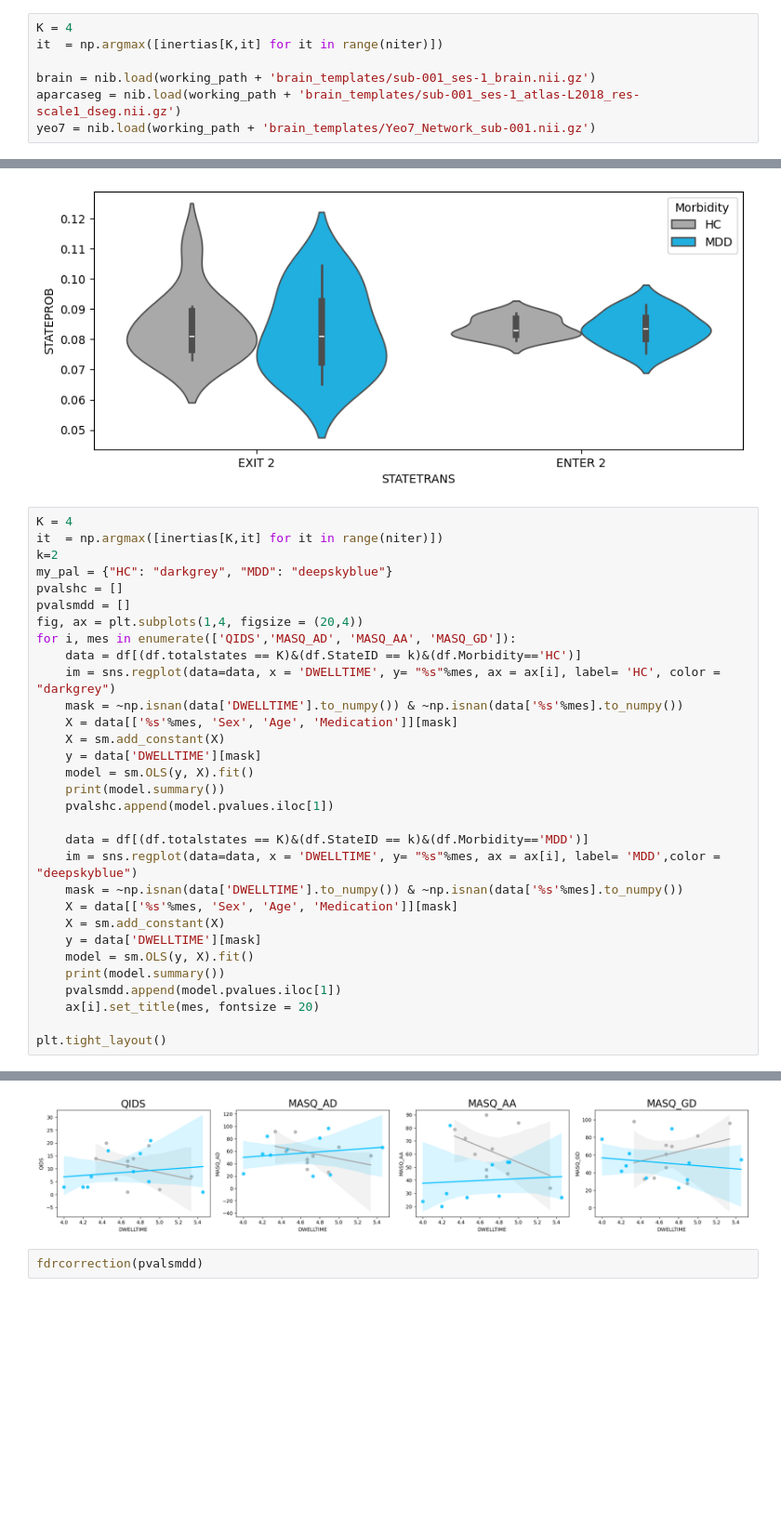
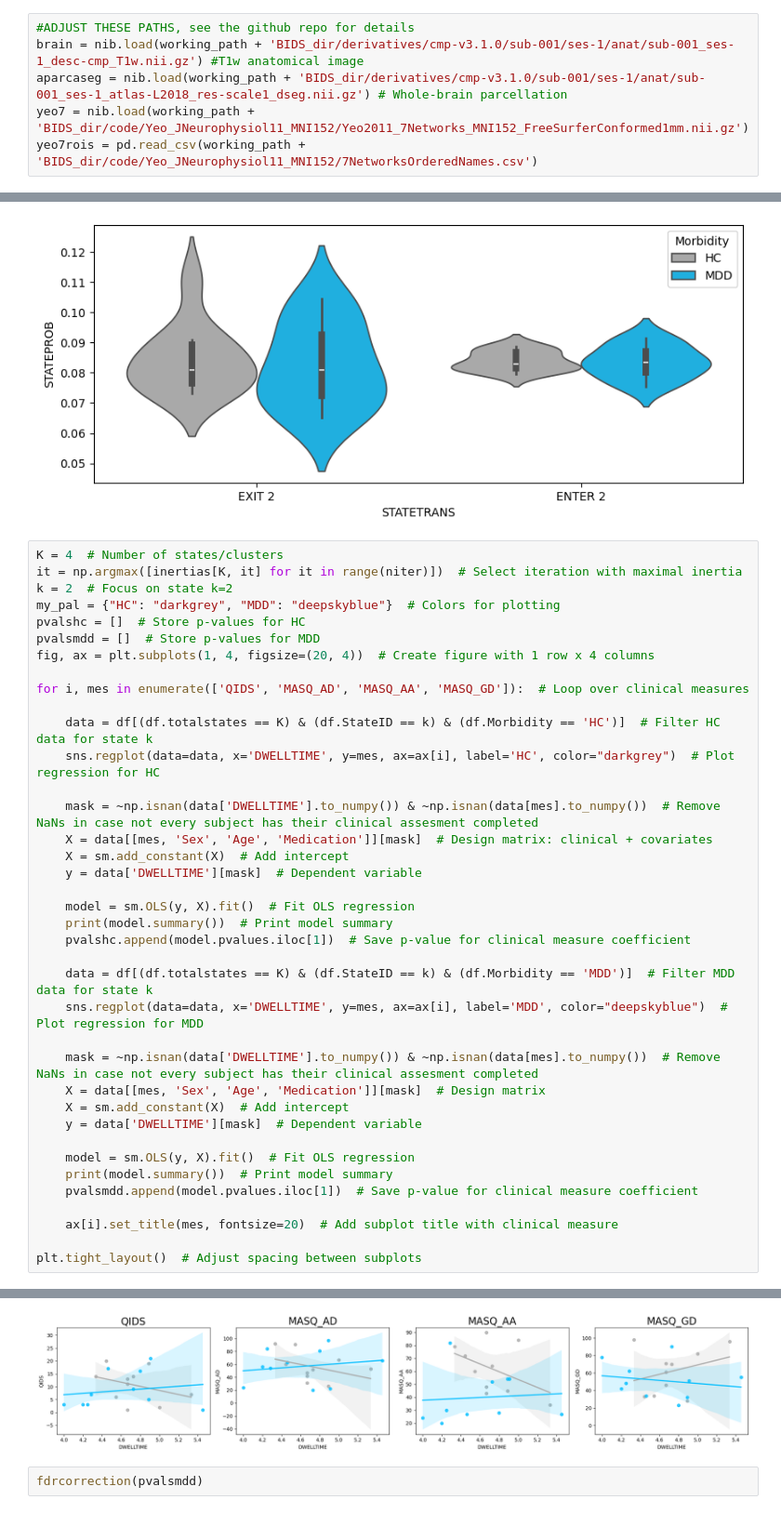
Before and after one commit to ulgenklc/Brain_states, a Jupyter notebook: tutorial.ipynb, the cells around one changed output, grey strips where cells are left out. Shown at 93% size. Saved outputs shown, nothing was run; the diff lists cells and outputs as text; blank space fills up the shorter version.

```diff
--- a/tutorial.ipynb
+++ b/tutorial.ipynb
@@ -557,12 +569,11 @@ Frac Occupancy: ['t:-1.585, p:0.135', 't:-0.271, p:0.790', 't:0.060, p:0.953', '
 -----------------------------------
 [figure]
 # %%
-K = 4
-it  = np.argmax([inertias[K,it] for it in range(niter)])
-
-brain = nib.load(working_path + 'brain_templates/sub-001_ses-1_brain.nii.gz')
-aparcaseg = nib.load(working_path + 'brain_templates/sub-001_ses-1_atlas-L2018_res-scale1_dseg.nii.gz')
-yeo7 = nib.load(working_path + 'brain_templates/Yeo7_Network_sub-001.nii.gz')
+#ADJUST THESE PATHS, see the github repo for details
+brain = nib.load(working_path + 'BIDS_dir/derivatives/cmp-v3.1.0/sub-001/ses-1/anat/sub-001_ses-1_desc-cmp_T1w.nii.gz') #T1w anatomical image
+aparcaseg = nib.load(working_path + 'BIDS_dir/derivatives/cmp-v3.1.0/sub-001/ses-1/anat/sub-001_ses-1_atlas-L2018_res-scale1_dseg.nii.gz') # Whole-brain parcellation
+yeo7 = nib.load(working_path + 'BIDS_dir/code/Yeo_JNeurophysiol11_MNI152/Yeo2011_7Networks_MNI152_FreeSurferConformed1mm.nii.gz')
+yeo7rois = pd.read_csv(working_path + 'BIDS_dir/code/Yeo_JNeurophysiol11_MNI152/7NetworksOrderedNames.csv')
 # %%
 K = 4
 it  = np.argmax([inertias[K,it] for it in range(niter)])
@@ -823,36 +897,43 @@ sns.violinplot(data = dfff_total[(dfff_total.STATETRANS.isin(['EXIT 2', 'ENTER 2
 <Axes: xlabel='STATETRANS', ylabel='STATEPROB'>
 [figure]
 # %%
-K = 4
-it  = np.argmax([inertias[K,it] for it in range(niter)])
-k=2
-my_pal = {"HC": "darkgrey", "MDD": "deepskyblue"}
-pvalshc = []
-pvalsmdd = []
-fig, ax = plt.subplots(1,4, figsize = (20,4))
-for i, mes in enumerate(['QIDS','MASQ_AD', 'MASQ_AA', 'MASQ_GD']):
-    data = df[(df.totalstates == K)&(df.StateID == k)&(df.Morbidity=='HC')]
-    im = sns.regplot(data=data, x = 'DWELLTIME', y= "%s"%mes, ax = ax[i], label= 'HC', color = "darkgrey")
-    mask = ~np.isnan(data['DWELLTIME'].to_numpy()) & ~np.isnan(data['%s'%mes].to_numpy())
-    X = data[['%s'%mes, 'Sex', 'Age', 'Medication']][mask]
-    X = sm.add_constant(X)
-    y = data['DWELLTIME'][mask]
-    model = sm.OLS(y, X).fit()
-    print(model.summary())
-    pvalshc.append(model.pvalues.iloc[1])
+K = 4  # Number of states/clusters
+it = np.argmax([inertias[K, it] for it in range(niter)])  # Select iteration with maximal inertia
+k = 2  # Focus on state k=2
+my_pal = {"HC": "darkgrey", "MDD": "deepskyblue"}  # Colors for plotting
+pvalshc = []  # Store p-values for HC
+pvalsmdd = []  # Store p-values for MDD
+fig, ax = plt.subplots(1, 4, figsize=(20, 4))  # Create figure with 1 row x 4 columns
 
-    data = df[(df.totalstates == K)&(df.StateID == k)&(df.Morbidity=='MDD')]
-    im = sns.regplot(data=data, x = 'DWELLTIME', y= "%s"%mes, ax = ax[i], label= 'MDD',color = "deepskyblue")
-    mask = ~np.isnan(data['DWELLTIME'].to_numpy()) & ~np.isnan(data['%s'%mes].to_numpy())
-    X = data[['%s'%mes, 'Sex', 'Age', 'Medication']][mask]
-    X = sm.add_constant(X)
-    y = data['DWELLTIME'][mask]
-    model = sm.OLS(y, X).fit()
-    print(model.summary())
-    pvalsmdd.append(model.pvalues.iloc[1])
-    ax[i].set_title(mes, fontsize = 20)
+for i, mes in enumerate(['QIDS', 'MASQ_AD', 'MASQ_AA', 'MASQ_GD']):  # Loop over clinical measures
 
-plt.tight_layout()
+    data = df[(df.totalstates == K) & (df.StateID == k) & (df.Morbidity == 'HC')]  # Filter HC data for state k
+    sns.regplot(data=data, x='DWELLTIME', y=mes, ax=ax[i], label='HC', color="darkgrey")  # Plot regression for HC
+
+    mask = ~np.isnan(data['DWELLTIME'].to_numpy()) & ~np.isnan(data[mes].to_numpy())  # Remove NaNs in case not every subject has their clinical assesment completed
+    X = data[[mes, 'Sex', 'Age', 'Medication']][mask]  # Design matrix: clinical + covariates
+    X = sm.add_constant(X)  # Add intercept
+    y = data['DWELLTIME'][mask]  # Dependent variable
+
+    model = sm.OLS(y, X).fit()  # Fit OLS regression
+    print(model.summary())  # Print model summary
+    pvalshc.append(model.pvalues.iloc[1])  # Save p-value for clinical measure coefficient
+
+    data = df[(df.totalstates == K) & (df.StateID == k) & (df.Morbidity == 'MDD')]  # Filter MDD data for state k
+    sns.regplot(data=data, x='DWELLTIME', y=mes, ax=ax[i], label='MDD', color="deepskyblue")  # Plot regression for MDD
+
+    mask = ~np.isnan(data['DWELLTIME'].to_numpy()) & ~np.isnan(data[mes].to_numpy())  # Remove NaNs in case not every subject has their clinical assesment completed
+    X = data[[mes, 'Sex', 'Age', 'Medication']][mask]  # Design matrix
+    X = sm.add_constant(X)  # Add intercept
+    y = data['DWELLTIME'][mask]  # Dependent variable
+
+    model = sm.OLS(y, X).fit()  # Fit OLS regression
+    print(model.summary())  # Print model summary
+    pvalsmdd.append(model.pvalues.iloc[1])  # Save p-value for clinical measure coefficient
+
+    ax[i].set_title(mes, fontsize=20)  # Add subplot title with clinical measure
+
+plt.tight_layout()  # Adjust spacing between subplots
 # %% [output]
                             OLS Regression Results
 ==============================================================================
@@ -864,14 +945,14 @@ Time:                        15:03:01   Log-Likelihood:                 1.4331
 No. Observations:                  10   AIC:                             7.134
 Df Residuals:                       5   BIC:                             8.647
 Df Model:                           4
 Covariance Type:            nonrobust
 ==============================================================================
 ... (208 lines left out)
 ==============================================================================
 
 Notes:
 [1] Standard Errors assume that the covariance matrix of the errors is correctly specified.
-[figure, old version]
+[figure, new version]
 # %%
 fdrcorrection(pvalsmdd)
 # %% [output]
```
Also changed, not shown: parts of 21 cells of this notebook.
